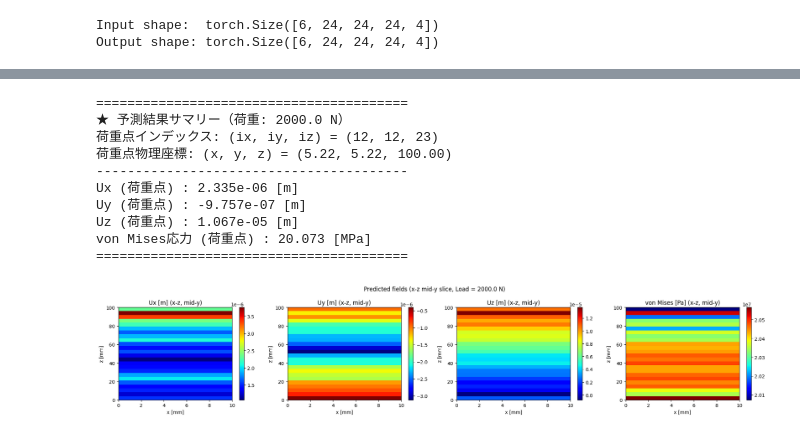
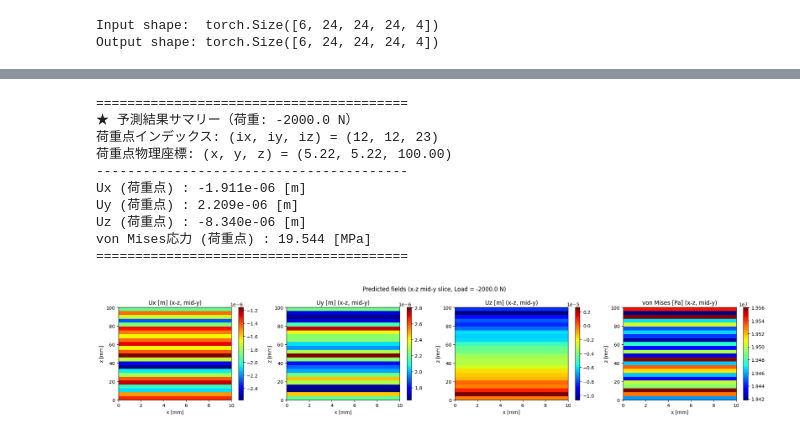
Before and after one commit to WOCae/R211, a Jupyter notebook: R211.ipynb, the cells around one changed output, grey strips where cells are left out. Saved outputs shown, nothing was run; the diff lists cells and outputs as text; code cells hidden in the pictures.

```diff
--- a/R211.ipynb
+++ b/R211.ipynb
@@ -294,7 +295,7 @@ Training Finished (3D FNO).
 # %%
 import numpy as np
 import matplotlib.pyplot as plt
-import torch
+# import torch
 
 # --- 任意荷重ケースでの3D推論 ---
 
@@ -311,7 +312,7 @@ fix_mask  = np.zeros_like(geo_mask, dtype=np.float32); fix_mask[:, :, 0]  = 1.0
 load_mask = np.zeros_like(geo_mask, dtype=np.float32); load_mask[:, :, -1] = 1.0
 
 # 3. 任意荷重値（N）を指定
-any_load_N = 2000.0
+any_load_N = -2000.0
 load_value_norm = any_load_N / Config.load_norm
 val_channel = np.full_like(geo_mask, load_value_norm, dtype=np.float32)
 
@@ -371,36 +372,36 @@ axes[0].set_title('Ux [m] (x-z, mid-y)')
 axes[0].set_xlabel('x [mm]')
 axes[0].set_ylabel('z [mm]')
 plt.colorbar(im0, ax=axes[0])
 
 im1 = axes[1].imshow(uy_xz.T, origin='lower', cmap='jet', extent=[x_min, x_max, z_min, z_max], aspect='auto')
 axes[1].set_title('Uy [m] (x-z, mid-y)')
 axes[1].set_xlabel('x [mm]')
 axes[1].set_ylabel('z [mm]')
 plt.colorbar(im1, ax=axes[1])
 
 im2 = axes[2].imshow(uz_xz.T, origin='lower', cmap='jet', extent=[x_min, x_max, z_min, z_max], aspect='auto')
 axes[2].set_title('Uz [m] (x-z, mid-y)')
 axes[2].set_xlabel('x [mm]')
 axes[2].set_ylabel('z [mm]')
 plt.colorbar(im2, ax=axes[2])
 
 im3 = axes[3].imshow(mises_xz.T, origin='lower', cmap='jet', extent=[x_min, x_max, z_min, z_max], aspect='auto')
 axes[3].set_title('von Mises [Pa] (x-z, mid-y)')
 axes[3].set_xlabel('x [mm]')
 axes[3].set_ylabel('z [mm]')
 plt.colorbar(im3, ax=axes[3])
 
 plt.tight_layout()
 plt.show()
 # %% [output]
 ========================================
-★ 予測結果サマリー（荷重: 2000.0 N）
+★ 予測結果サマリー（荷重: -2000.0 N）
 荷重点インデックス: (ix, iy, iz) = (12, 12, 23)
 荷重点物理座標: (x, y, z) = (5.22, 5.22, 100.00)
 ----------------------------------------
-Ux (荷重点) : 2.335e-06 [m]
-Uy (荷重点) : -9.757e-07 [m]
-Uz (荷重点) : 1.067e-05 [m]
-von Mises応力 (荷重点) : 20.073 [MPa]
+Ux (荷重点) : -1.911e-06 [m]
+Uy (荷重点) : 2.209e-06 [m]
+Uz (荷重点) : -8.340e-06 [m]
+von Mises応力 (荷重点) : 19.544 [MPa]
 ========================================
-[figure, old version]
+[figure, new version]
```
Also changed, not shown: parts of 5 cells of this notebook.
